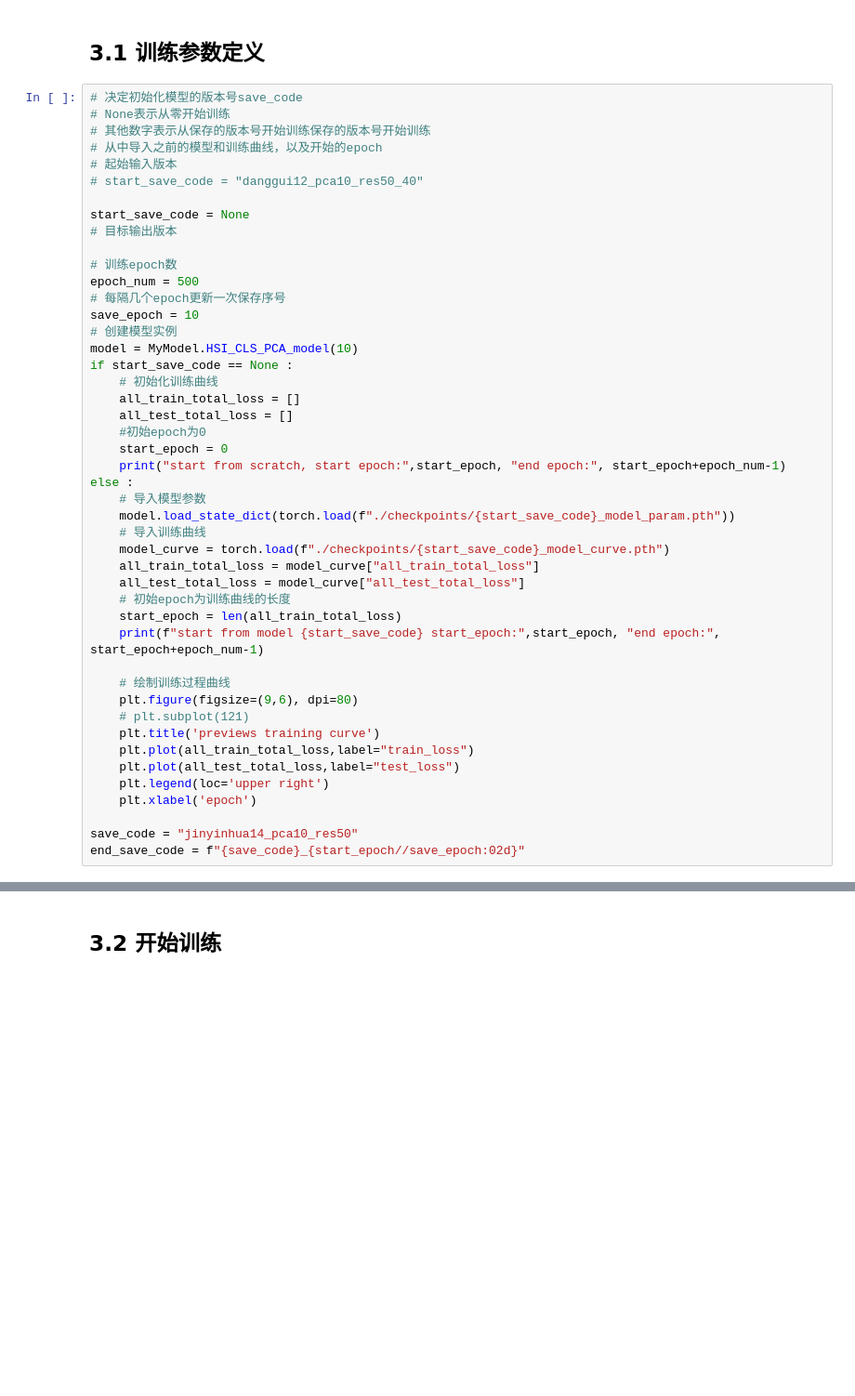
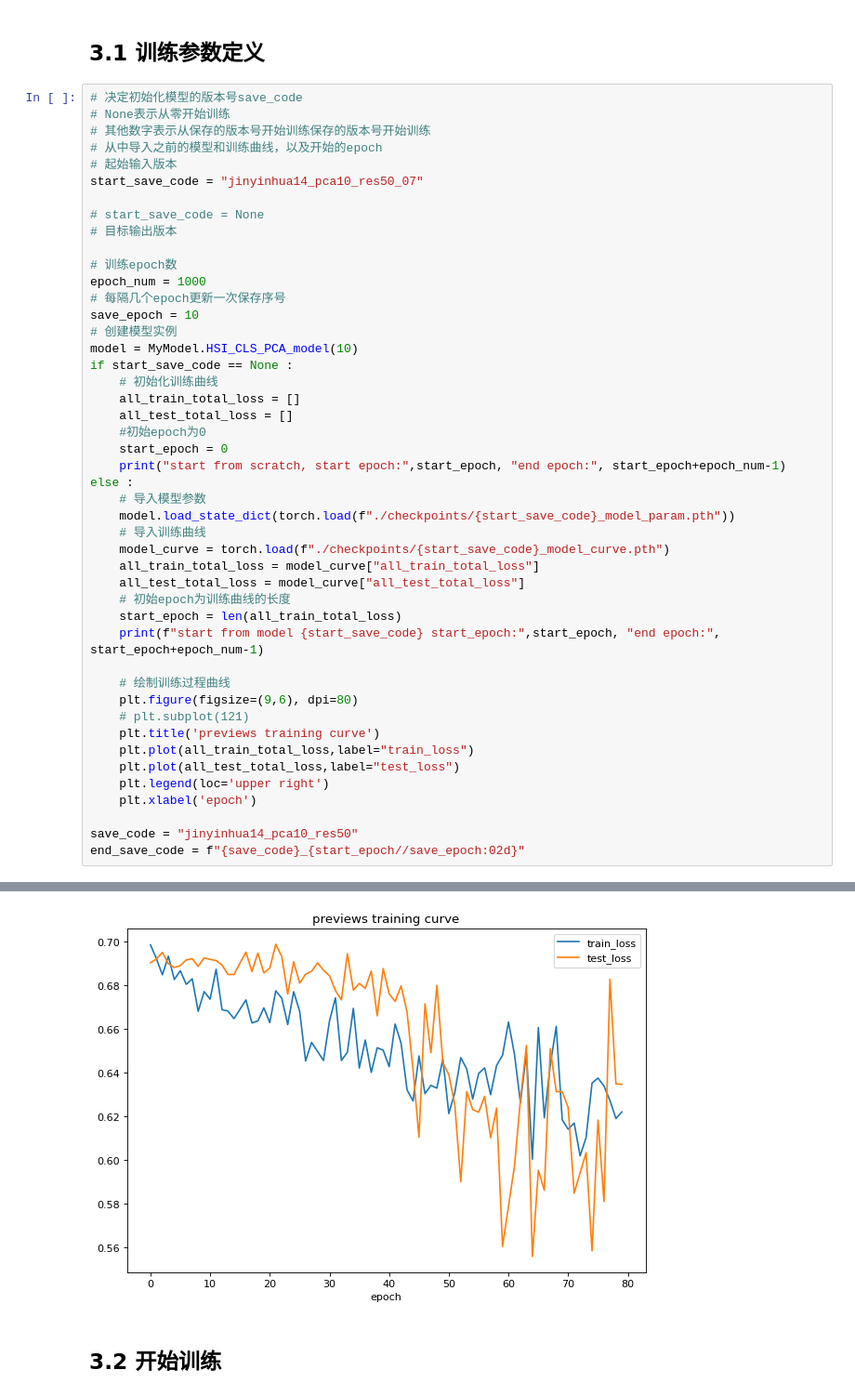
Before and after one commit to BirdFrozen/HSI_CLS, a Jupyter notebook: train_AE.ipynb, the cells around one changed output, grey strips where cells are left out. Shown at 93% size. Saved outputs shown, nothing was run; the diff lists cells and outputs as text; blank space fills up the shorter version.

```diff
--- a/train_AE.ipynb
+++ b/train_AE.ipynb
@@ -305,13 +306,13 @@ tensor([0.])
 # 其他数字表示从保存的版本号开始训练保存的版本号开始训练
 # 从中导入之前的模型和训练曲线，以及开始的epoch
 # 起始输入版本
-# start_save_code = "danggui12_pca10_res50_40"
+start_save_code = "jinyinhua14_pca10_res50_07"
 
-start_save_code = None
+# start_save_code = None
 # 目标输出版本
 
 # 训练epoch数
-epoch_num = 500
+epoch_num = 1000
 # 每隔几个epoch更新一次保存序号
 save_epoch = 10
 # 创建模型实例
@@ -350,3 +351,4 @@ start from scratch, start epoch: 0 end epoch: 499
+[figure, added]
 # %% [markdown]
 ## 3.2 开始训练
 # %%
```
Also changed, not shown: parts of 9 cells of this notebook, 9 other files.
